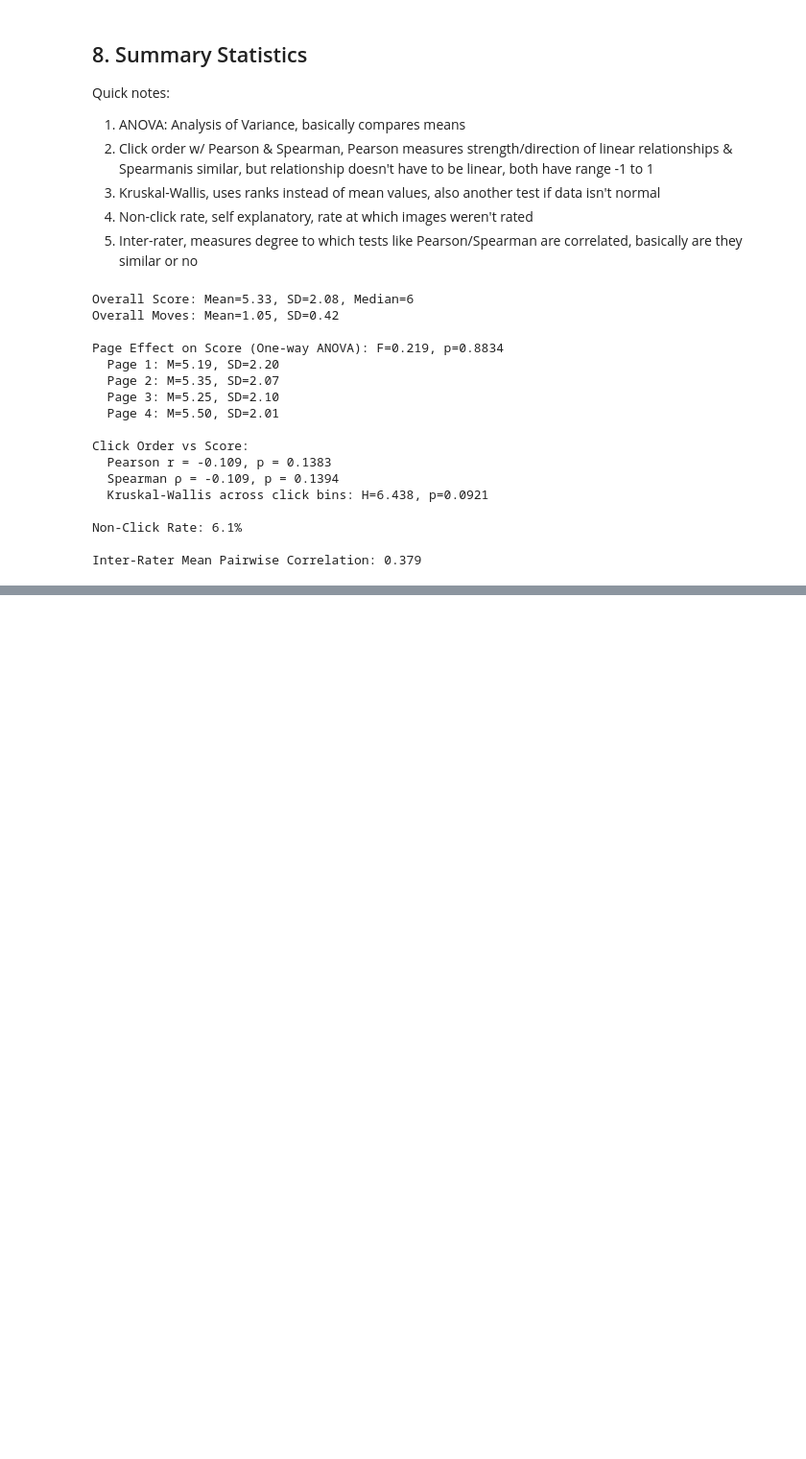
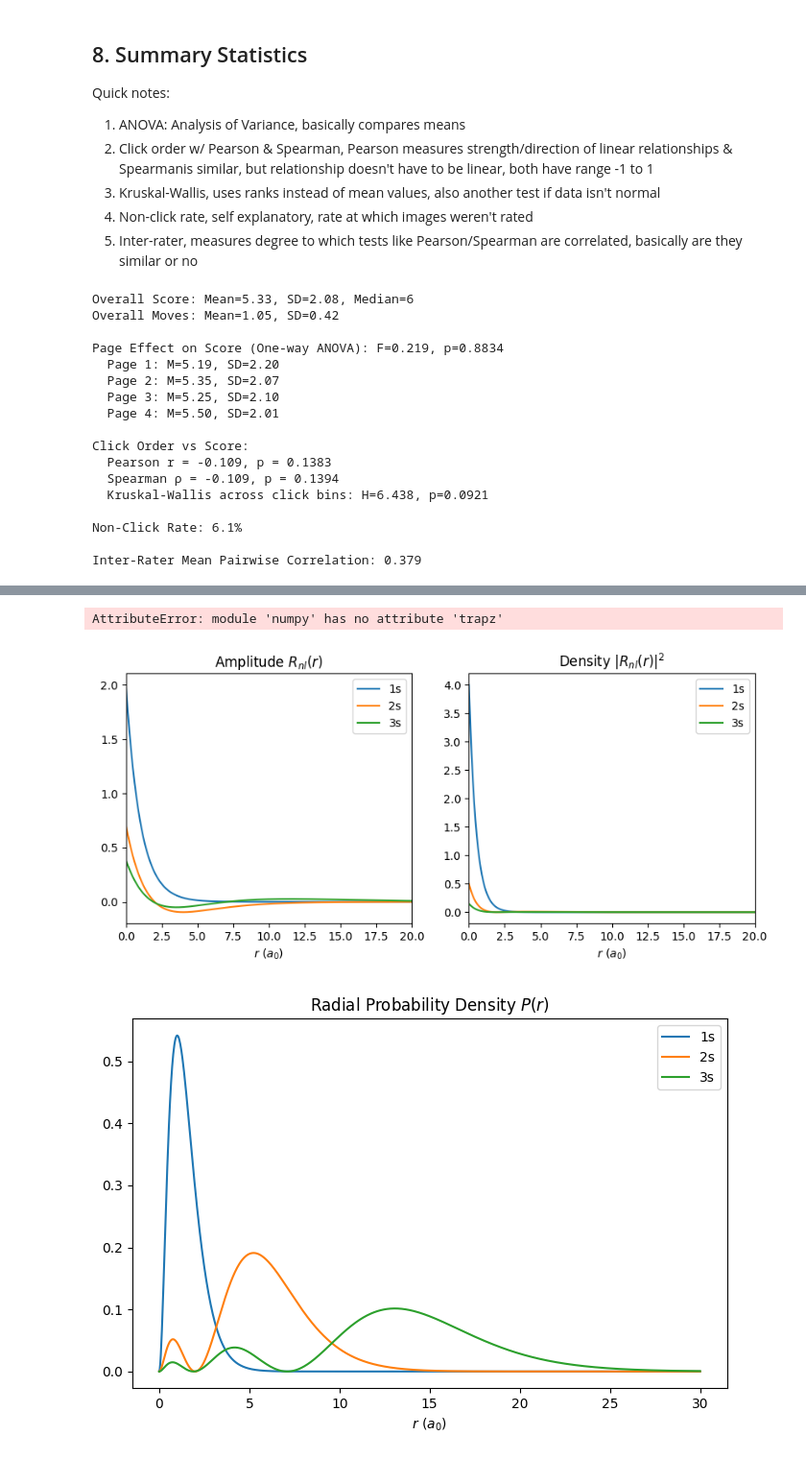
Before and after one commit to NoahRen25/Oliva_UROP_initialFW, a Jupyter notebook: src/analysis/combo_analysis-2.ipynb, the cells around one changed output, grey strips where cells are left out. Shown at 96% size. Saved outputs shown, nothing was run; the diff lists cells and outputs as text; code cells hidden in the pictures; blank space fills up the shorter version.

```diff
--- a/src/analysis/combo_analysis-2.ipynb
+++ b/src/analysis/combo_analysis-2.ipynb
@@ -419,0 +493,53 @@ Inter-Rater Mean Pairwise Correlation: 0.379
+# %%
+import numpy as np
+import matplotlib.pyplot as plt
+
+# Constants (Atomic Units: Z=1, a0=1)
+Z = 1
+a0 = 1
+
+# Radial Wavefunctions
+def R10(r): return 2 * (Z/a0)**1.5 * np.exp(-Z*r/a0)
+def R20(r): return 2 * (Z/(2*a0))**1.5 * (1 - Z*r/(2*a0)) * np.exp(-Z*r/(2*a0))
+def R21(r): return (1/np.sqrt(3)) * (Z/(2*a0))**1.5 * (Z*r/a0) * np.exp(-Z*r/(2*a0))
+def R30(r):
+    return 2 * (Z/(3*a0))**1.5 * (1 - 2*Z*r/(3*a0) + 2*(Z**2)*(r**2)/(27*a0**2)) * np.exp(-Z*r/(3*a0))
+
+def Pr(r, R_func): return r**2 * (R_func(r)**2)
+
+r_vals = np.linspace(0, 30, 1000)
+
+# (a) Plot Amplitude and Density
+plt.figure(figsize=(10, 4))
+plt.subplot(1, 2, 1)
+plt.plot(r_vals, R10(r_vals), label='1s'); plt.plot(r_vals, R20(r_vals), label='2s'); plt.plot(r_vals, R30(r_vals), label='3s')
+plt.title('Amplitude $R_{nl}(r)$'); plt.xlabel('$r$ ($a_0$)'); plt.xlim(0, 20); plt.legend()
+
+plt.subplot(1, 2, 2)
+plt.plot(r_vals, R10(r_vals)**2, label='1s'); plt.plot(r_vals, R20(r_vals)**2, label='2s'); plt.plot(r_vals, R30(r_vals)**2, label='3s')
+plt.title('Density $|R_{nl}(r)|^2$'); plt.xlabel('$r$ ($a_0$)'); plt.xlim(0, 20); plt.legend()
+plt.savefig('plots_a.png')
+
+# (b) Radial Probability Density
+plt.figure(figsize=(8, 5))
+plt.plot(r_vals, Pr(r_vals, R10), label='1s'); plt.plot(r_vals, Pr(r_vals, R20), label='2s'); plt.plot(r_vals, Pr(r_vals, R30), label='3s')
+plt.title('Radial Probability Density $P(r)$'); plt.xlabel('$r$ ($a_0$)'); plt.legend()
+plt.savefig('plots_b.png')
+
+# (c) 2s vs 2p
+plt.figure(figsize=(8, 5))
+plt.plot(r_vals, Pr(r_vals, R20), label='2s ($l=0$)', linestyle='--'); plt.plot(r_vals, Pr(r_vals, R21), label='2p ($l=1$)')
+plt.title('2s vs 2p Radial Probability Density'); plt.xlabel('$r$ ($a_0$)'); plt.legend()
+plt.savefig('plots_c.png')
+
+# Numerical calculation using the Trapezoidal Rule
+r_calc = np.linspace(0, 100, 10000)
+avg_r_2s = np.trapz(r_calc * Pr(r_calc, R20), r_calc)
+avg_r_2p = np.trapz(r_calc * Pr(r_calc, R21), r_calc)
+
+print(f"Expectation value <r> for 2s: {avg_r_2s:.2f} a0")
+print(f"Expectation value <r> for 2p: {avg_r_2p:.2f} a0")
+# %% [output]
+AttributeError: module 'numpy' has no attribute 'trapz'
+[figure, added]
+[figure, added]
```
Also changed, not shown: parts of 2 cells of this notebook, 9 other files.
